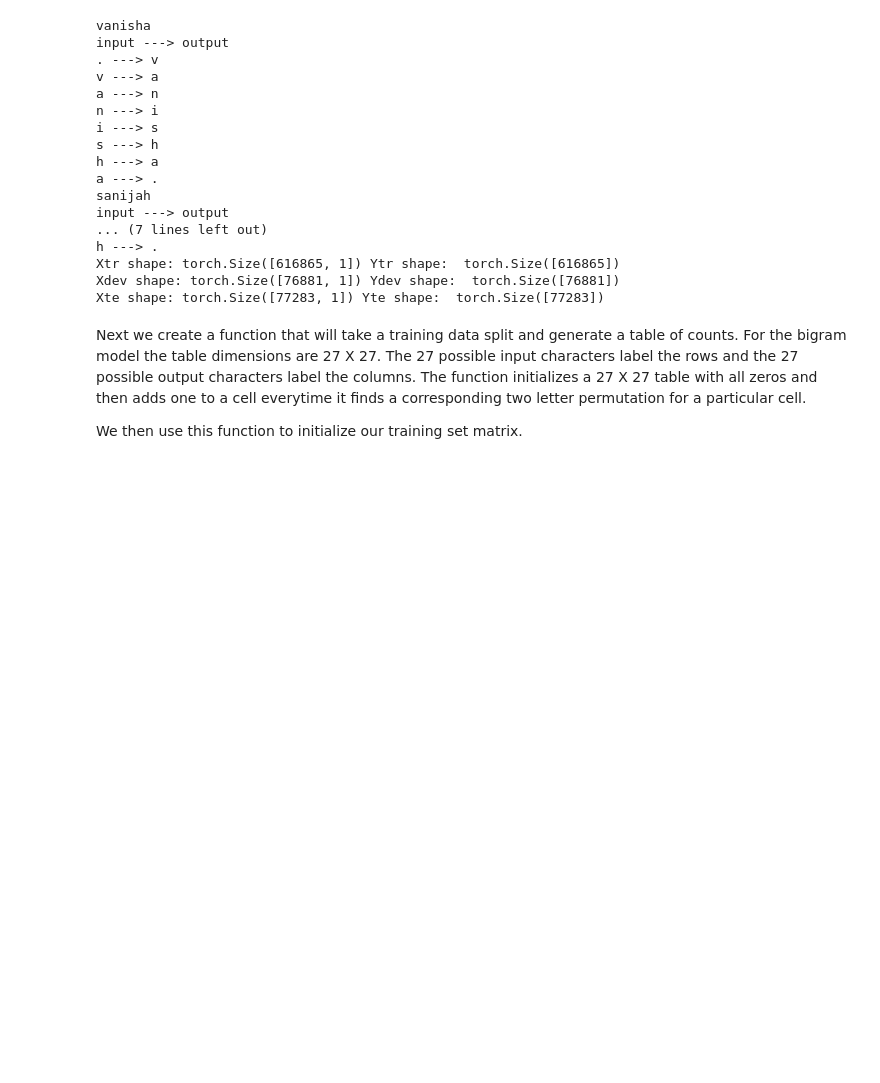
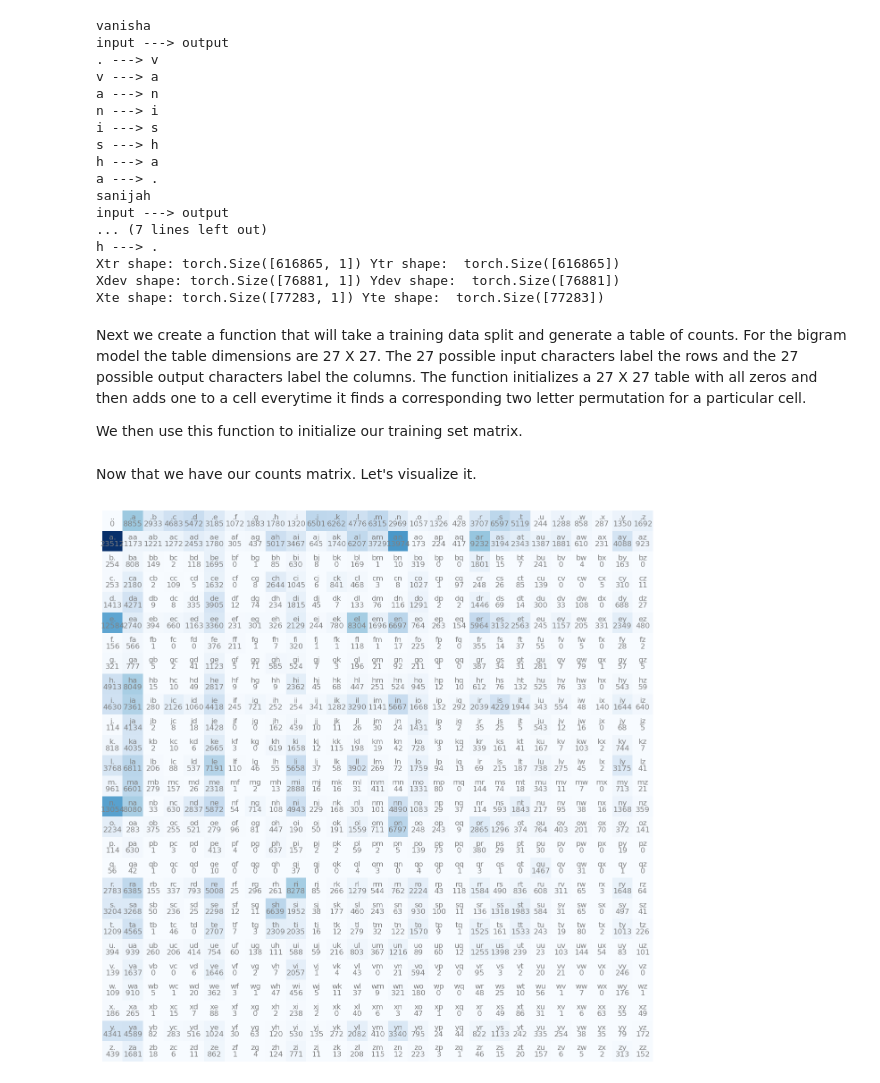
Before and after one commit to mattheweallen/special-memory, a Jupyter notebook: babys_first_language_model/babys_first_language_model.ipynb, the cells around one changed output. Saved outputs shown, nothing was run; the diff lists cells and outputs as text; code cells hidden in the pictures; blank space fills up the shorter version.

Commit message:
create visual of table of counts

```diff
--- a/babys_first_language_model/babys_first_language_model.ipynb
+++ b/babys_first_language_model/babys_first_language_model.ipynb
@@ -268,3 +268,18 @@ def create_counts(X, Y, counts_shape = (27,27)):
     return N
 
 N = create_counts(Xtr, Ytr)
+# %% [markdown]
+Now that we have our counts matrix. Let's visualize it.
+# %%
+# visuzalize counts
+# create image of N to visualize the counts of two character combinations
+plt.figure(figsize=(16,16))
+plt.imshow(N, cmap='Blues')
+for i in range(27):
+    for j in range(27):
+        chstr = itos[i] + itos[j] # every 2 character combination where order matters
+        plt.text(j, i, chstr, ha="center", va="bottom", color="gray")
+        plt.text(j, i, N[i,j].item(), ha="center", va="top", color="gray")
+plt.axis('off');
+# %% [output]
+[figure, added]
```
